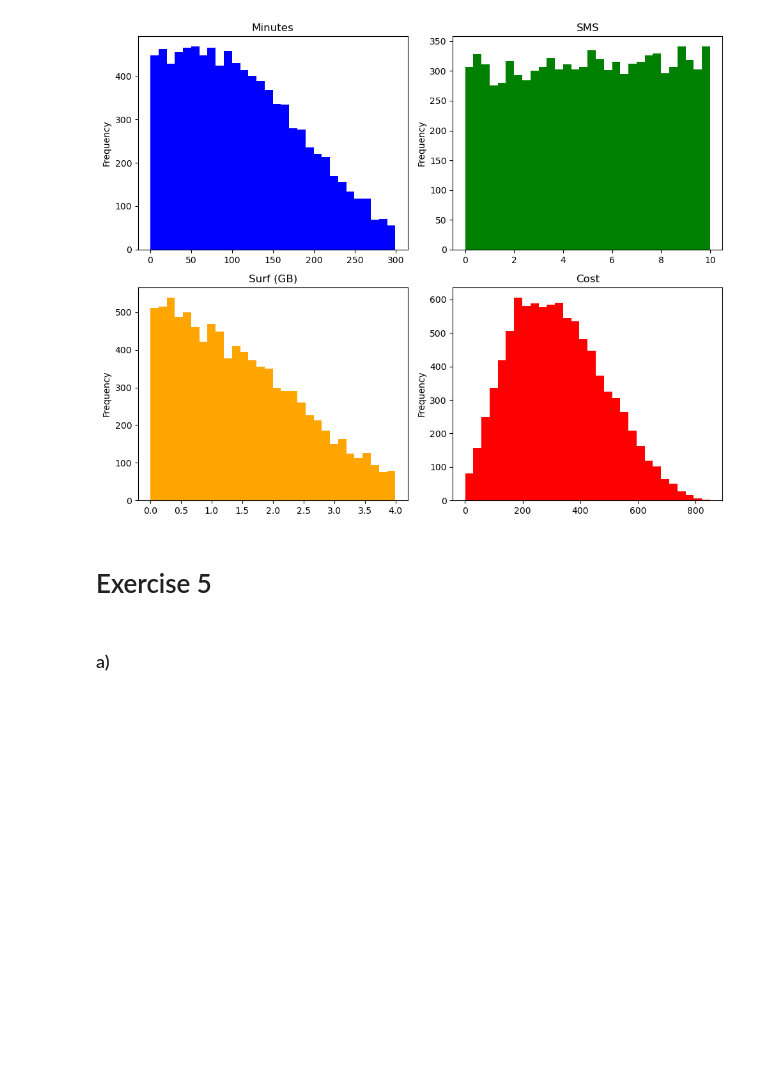
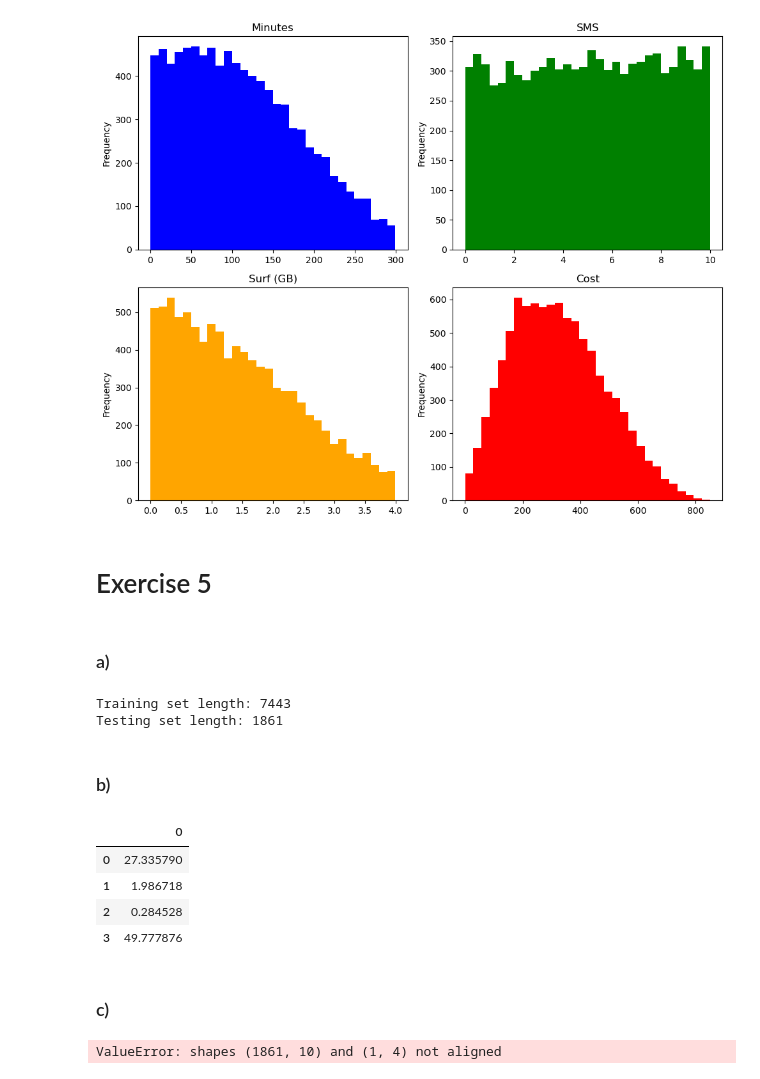
Before and after one commit to Zeepat/machine-learning-asajad-hussein, a Jupyter notebook: Exercises/Exercise_0.ipynb, the cells around one changed output. Cells and saved outputs as stored; diff of their text form; code cells hidden in the pictures; blank space fills up the shorter version.

```diff
--- a/Exercises/Exercise_0.ipynb
+++ b/Exercises/Exercise_0.ipynb
@@ -281,3 +281,62 @@ plt.show()
 # Exercise 5
 # %% [markdown]
 ### a)
+# %%
+import numpy as np
+
+X = cleaned_data.drop('Cost', axis=1)
+y = cleaned_data['Cost']
+
+X_train, X_test, y_train, y_test = train_test_split(X, y, 0.8, random_state=42)
+
+# Print the lengths of the training and testing sets
+print(f"Training set length: {len(X_train)}")
+print(f"Testing set length: {len(X_test)}")
+# %% [output]
+Training set length: 7443
+Testing set length: 1861
+# %% [markdown]
+### b)
+# %%
+# Import the necessary libraries
+import numpy as np
+import pandas as pd
+
+# Prepare the data by adding an intercept term
+X = cleaned_data[['Minutes', 'SMS', 'Surf (GB)']]
+X.insert(0, 'Intercept', 1)
+y = cleaned_data['Cost']
+
+# Compute beta_hat using the normal equation
+beta_hat = np.linalg.inv(X.T @ X) @ X.T @ y
+
+beta_hat = pd.DataFrame(beta_hat)
+beta_hat
+# %% [output]
+|  | 0 |
+| 0 | 27.335790 |
+| 1 | 1.986718 |
+| 2 | 0.284528 |
+| 3 | 49.777876 |
+# %% [markdown]
+### c)
+# %%
+# Make predictions on the test data
+X_test = np.insert(X_test, 0, 1, axis=1)  # Add a column of ones for the intercept term
+
+# beta_hat_new = pd.Series(beta_hat.values)
+
+y_pred = X_test @ beta_hat.T  # Reshape beta_hat to match the shape of X_test
+
+# Calculate MAE
+mae = np.mean(np.abs(y_test - y_pred))
+
+# Calculate MSE
+mse = np.mean((y_test - y_pred) ** 2)
+
+# Calculate RMSE
+rmse = np.sqrt(mse)
+
+mae, mse, rmse
+# %% [output]
+ValueError: shapes (1861, 10) and (1, 4) not aligned
```
Also changed, not shown: 1 other file.
